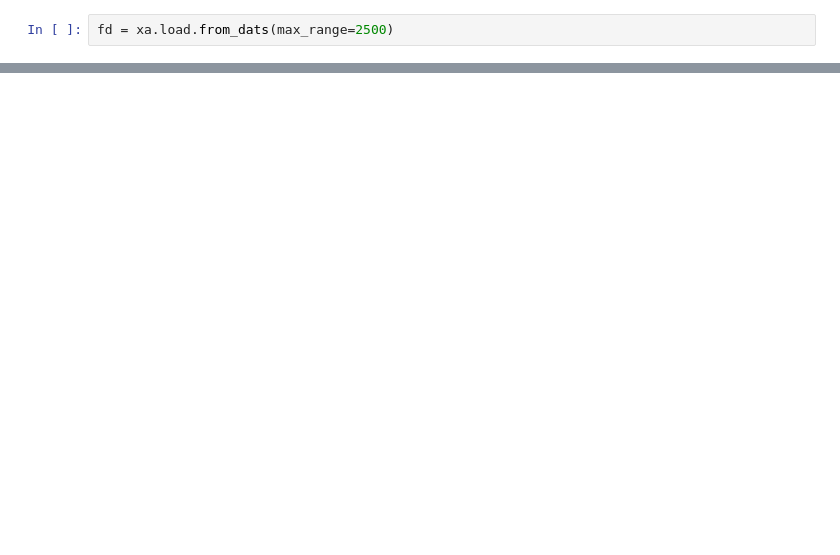
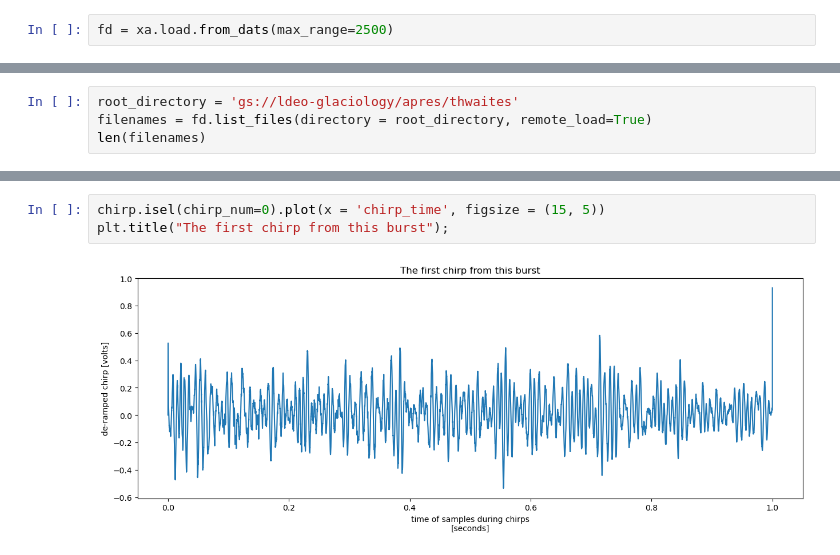
Before and after one commit to ldeo-glaciology/glaciology-intro-book, a Jupyter notebook: src/sections/radar/apres/apres_data_1.ipynb, the cells around one changed output, grey strips where cells are left out. Saved outputs shown, nothing was run; the diff lists cells and outputs as text; blank space fills up the shorter version.

Commit message:
finish first full draft of apres data NB

```diff
--- a/src/sections/radar/apres/apres_data_1.ipynb
+++ b/src/sections/radar/apres/apres_data_1.ipynb
@@ -203,0 +34,4 @@ ldeo-glaciology/apres/thwaites/2022-2023/Point/G1-22-05
+# %%
+root_directory = 'gs://ldeo-glaciology/apres/thwaites'
+filenames = fd.list_files(directory = root_directory, remote_load=True)
+len(filenames)
@@ -203,0 +92,5 @@ ldeo-glaciology/apres/thwaites/2022-2023/Point/G1-22-05
+# %%
+chirp.isel(chirp_num=0).plot(x = 'chirp_time', figsize = (15, 5))
+plt.title("The first chirp from this burst");
+# %% [output]
+[figure, added]
```
Also changed, not shown: parts of 105 cells of this notebook, 2 other files.
